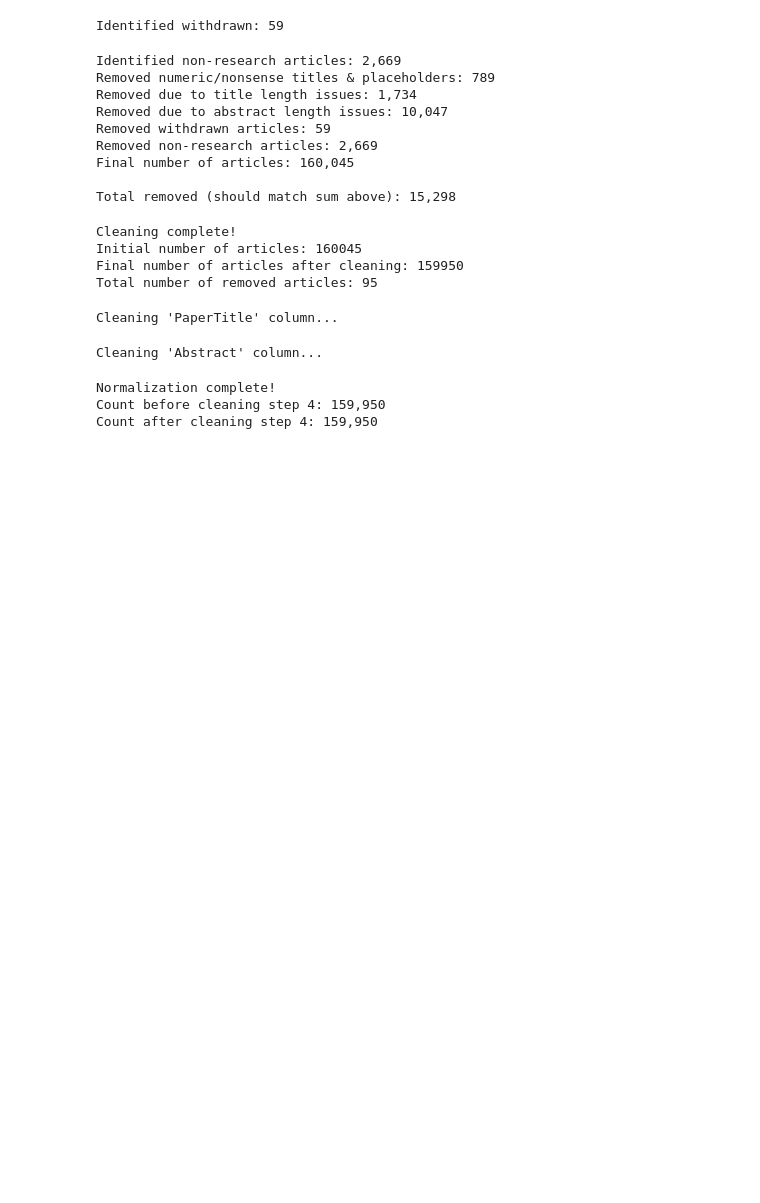
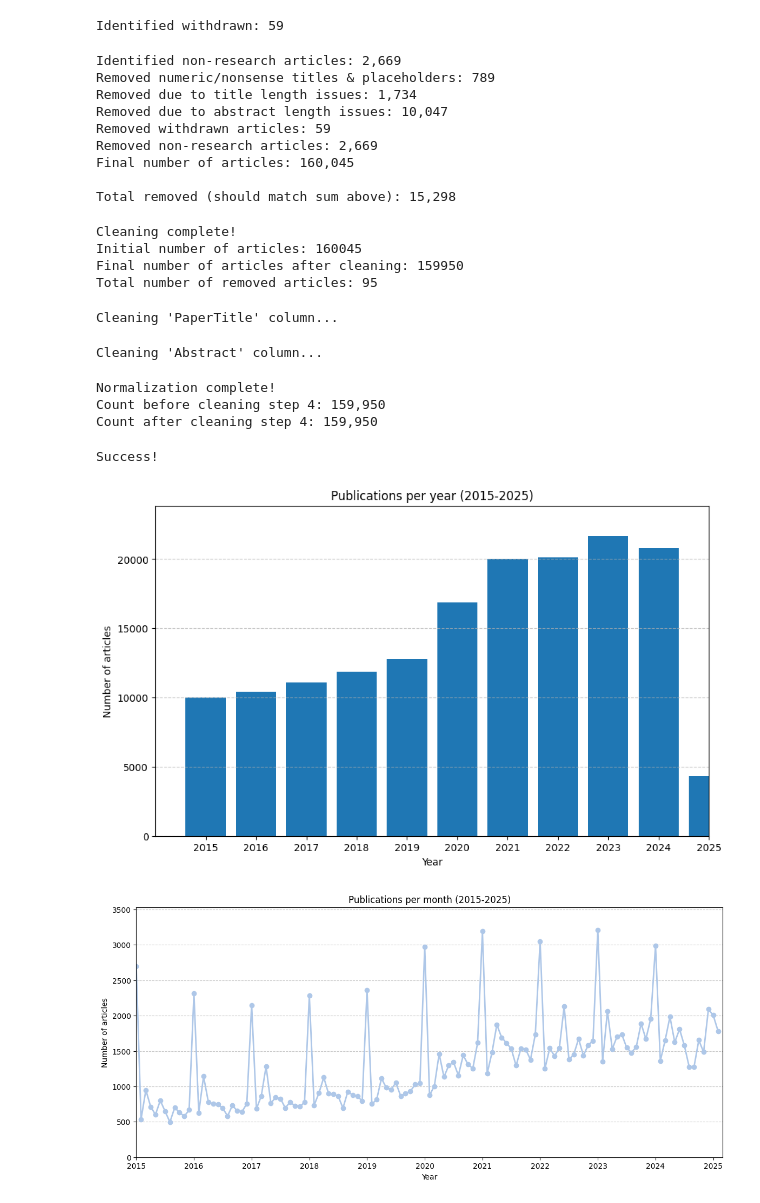
Before and after one commit to galenos-project/literature-mining, a Jupyter notebook: TrendyTopics-FetchAndCleanPapers.ipynb, the cells around one changed output. Drawn from its saved outputs; the diff is of its cells as text; code cells hidden in the pictures; blank space fills up the shorter version.

```diff
--- a/TrendyTopics-FetchAndCleanPapers.ipynb
+++ b/TrendyTopics-FetchAndCleanPapers.ipynb
@@ -942,3 +934,83 @@ Cleaning 'Abstract' column...
 Normalization complete!
 Count before cleaning step 4: 159,950
 Count after cleaning step 4: 159,950
+# %%
+# Reload cleaned search results data if needed
+file_path = './output/searchresults-cleaned.csv'
+df = pd.read_csv(file_path, lineterminator='\n')
+# %%
+# Visualise numbers of papers monthly over time
+figure_df = df.copy()
+# Ensure 'PubDate' is in datetime format
+figure_df['PubDate'] = pd.to_datetime(figure_df['PubDate'], errors='coerce')
+
+# Extract year, year-month, and year-week for aggregation
+figure_df['Year'] = figure_df['PubDate'].dt.year
+figure_df['YearMonth'] = figure_df['PubDate'].dt.to_period('M').astype(str)
+figure_df['YearWeek'] = figure_df['PubDate'].dt.to_period('W').astype(str)
+
+# Filter for the years 2015-2025
+figure_df = figure_df[figure_df['Year'].between(2015, 2025)]
+
+# Aggregate counts
+yearly_counts = figure_df['Year'].value_counts().sort_index()
+monthly_counts = figure_df['YearMonth'].value_counts().sort_index()
+weekly_counts = figure_df['YearWeek'].value_counts().sort_index()
+
+# Define custom x-axis labels for year shifts
+years = list(range(2016, 2027))
+shifted_labels = list(range(2015, 2026))
+
+# Generate color palette from 'tab20'
+colors = plt.cm.tab20.colors
+
+print("Success!")
+
+# ====== Yearly Publications ======
+plt.figure(figsize=(10, 6))
+plt.bar(yearly_counts.index + 1, yearly_counts.values, color=colors[0])  # Shift years +1 for alignment
+
+# Styling
+plt.xlabel('Year')
+plt.ylabel('Number of articles')
+plt.title('Publications per year (2015-2025)')
+plt.xlim(2015, 2025)
+plt.ylim(0, yearly_counts.max() * 1.1)
+plt.xticks(years, shifted_labels)
+plt.grid(axis='y', linestyle='--', alpha=0.7)
+
+plt.show()
+
+# ====== Monthly Publications ======
+plt.figure(figsize=(14, 6))
+plt.plot(monthly_counts.index[:-2], monthly_counts.values[:-2], marker='o', linestyle='-', color=colors[1], linewidth=2)
+plt.xticks([f"{year}-01" for year in range(2015, 2026)], range(2015, 2026))
+
+plt.xlabel('Year')
+plt.ylabel('Number of articles')
+plt.title('Publications per month (2015-2025)')
+plt.xlim(monthly_counts.index.min(), monthly_counts.index.max())
+plt.ylim(0, monthly_counts.max() * 1.1)
+plt.grid(axis='y', linestyle='--', alpha=0.7)
+plt.savefig('output/figs/monthlycounts.svg',bbox_inches='tight')
+plt.show()
+
+# ====== Weekly Publications ======
+plt.figure(figsize=(14, 6))
+
+weekly_counts_smoothed = weekly_counts.rolling(window=4, center=True).mean()
+plt.plot(weekly_counts.index, weekly_counts_smoothed, linestyle='-', color=colors[2], linewidth=2)
+plt.xticks([f"{year}-W01" for year in range(2015, 2026)], range(2015, 2026))
+
+plt.xlabel('Year')
+plt.ylabel('Number of articles')
+plt.title('Publications per week (2015-2025)')
+plt.xlim(weekly_counts.index.min(), weekly_counts.index.max())
+plt.ylim(0, weekly_counts.max() * 1.1)
+plt.grid(axis='y', linestyle='--', alpha=0.7)
+
+plt.show()
+# %% [output]
+Success!
+[figure, added]
+[figure, added]
```
Also changed, not shown: parts of 3 cells of this notebook, 1 other file.
